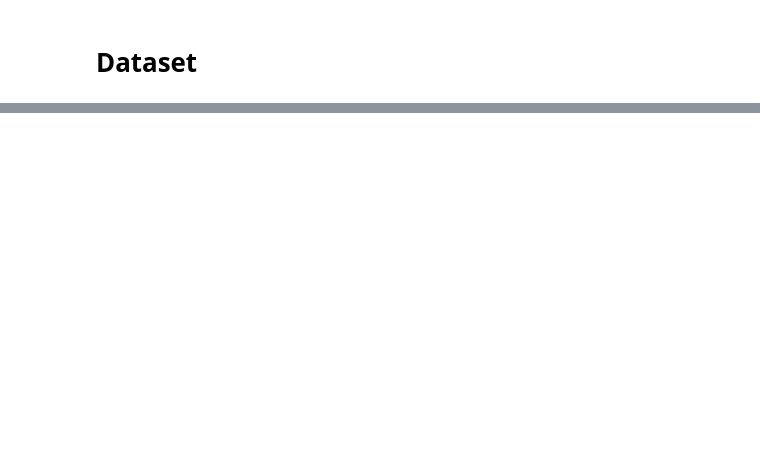
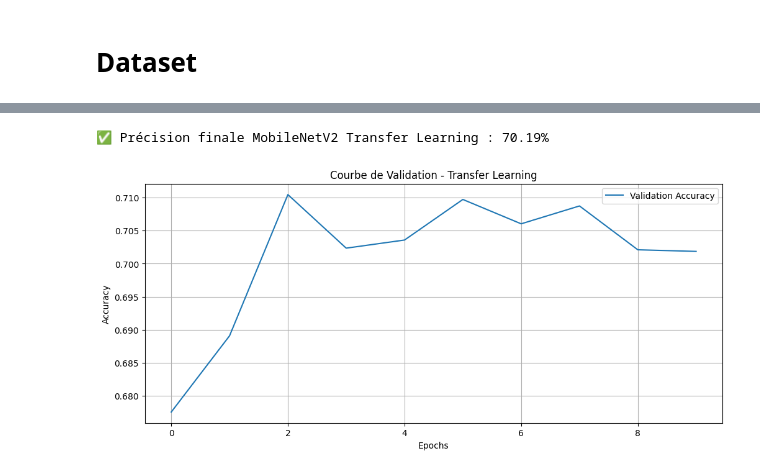
Before and after one commit to J-oker555/DogsBreedId, a Jupyter notebook: Notebooks/Processing.ipynb, the cells around one changed output, grey strips where cells are left out. Saved outputs shown, nothing was run; the diff lists cells and outputs as text; code cells hidden in the pictures; blank space fills up the shorter version.

```diff
--- a/Notebooks/Processing.ipynb
+++ b/Notebooks/Processing.ipynb
@@ -22,7 +24,7 @@ from sklearn.metrics import classification_report, confusion_matrix
 # %%
 IMG_SIZE = 224
 BATCH_SIZE = 32
-DATA_DIR = '../Data/Images'
+DATA_DIR = '/content/drive/MyDrive/Colab Notebooks/Images'
 
 # Générateurs de données avec data augmentation
 train_datagen = ImageDataGenerator(
@@ -54,6 +56,7 @@ val_generator = train_datagen.flow_from_directory(
 )
 
 NUM_CLASSES = len(train_generator.class_indices)
+# print(train_generator.class_indices)
 # %% [output]
 Found 16508 images belonging to 120 classes.
 Found 4072 images belonging to 120 classes.
@@ -79,0 +102,62 @@ Epoch 1/10
+# %%
+# Connexion TPU
+try:
+    tpu = tf.distribute.cluster_resolver.TPUClusterResolver()
+    print('Running on TPU ', tpu.cluster_spec().as_dict()['worker'])
+except ValueError:
+    tpu = None
+
+if tpu:
+    tf.config.experimental_connect_to_cluster(tpu)
+    tf.tpu.experimental.initialize_tpu_system(tpu)
+    strategy = tf.distribute.TPUStrategy(tpu)
+else:
+    strategy = tf.distribute.get_strategy()
+
+print("REPLICAS: ", strategy.num_replicas_in_sync)
+
+# Variables
+NUM_CLASSES = 120
+
+# Création et entraînement du modèle dans le scope TPU
+with strategy.scope():
+    base_model.trainable = False
+    transfer_model = Sequential([
+        base_model,
+        GlobalAveragePooling2D(),
+        Dropout(0.3),
+        Dense(NUM_CLASSES, activation='softmax')
+    ])
+
+    transfer_model.compile(
+        optimizer=Adam(),
+        loss='categorical_crossentropy',
+        metrics=['accuracy']
+    )
+
+    history_transfer = transfer_model.fit(
+        train_generator,
+        validation_data=val_generator,
+        epochs=10
+    )
+
+# Sauvegarde du modèle dans Google Drive
+transfer_model.save('/content/drive/MyDrive/mobilenet_model.h5')
+
+# Affichage des résultats
+acc_transfer = history_transfer.history['val_accuracy'][-1]
+
+print(f"\n✅ Précision finale MobileNetV2 Transfer Learning : {acc_transfer:.2%}")
+
+# Courbes d'apprentissage
+import matplotlib.pyplot as plt
+
+plt.figure(figsize=(12,5))
+plt.plot(history_transfer.history['val_accuracy'], label='Validation Accuracy')
+plt.title('Courbe de Validation - Transfer Learning')
+plt.xlabel('Epochs')
+plt.ylabel('Accuracy')
+plt.legend()
+plt.grid()
+plt.show()
+# %% [output]
@@ -79,0 +182,2 @@ Epoch 1/10
+✅ Précision finale MobileNetV2 Transfer Learning : 70.19%
+[figure, added]
```
Also changed, not shown: parts of 6 cells of this notebook, 10 other files.
